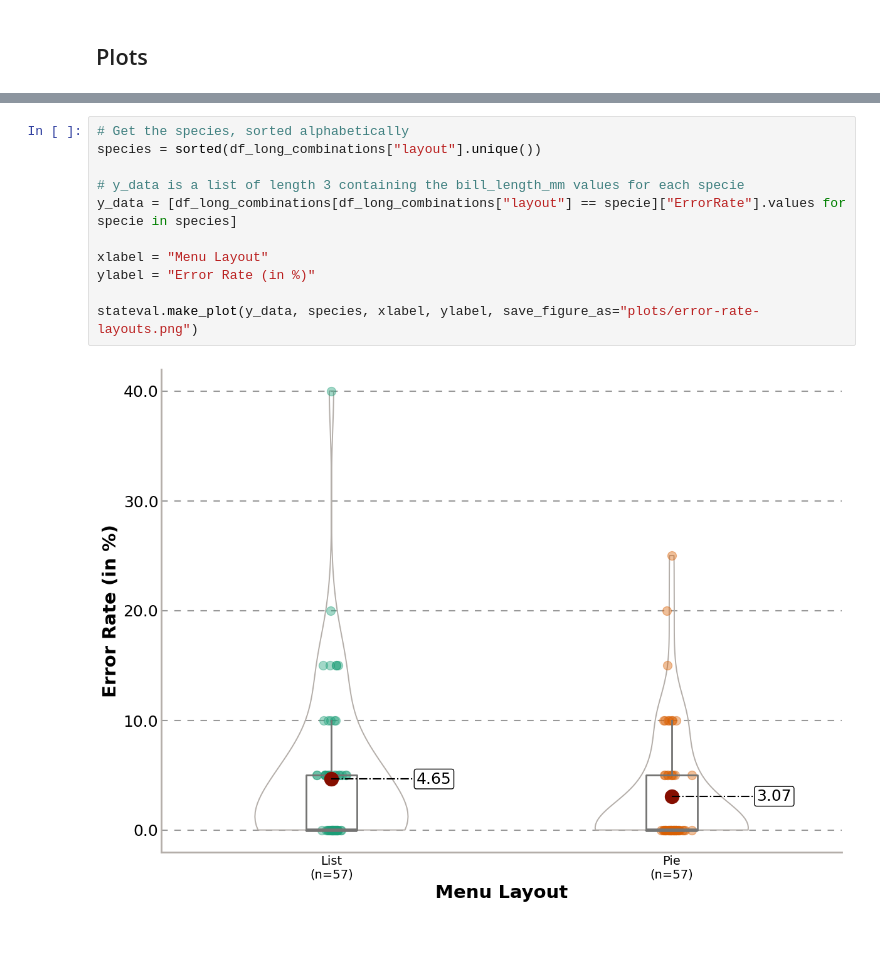
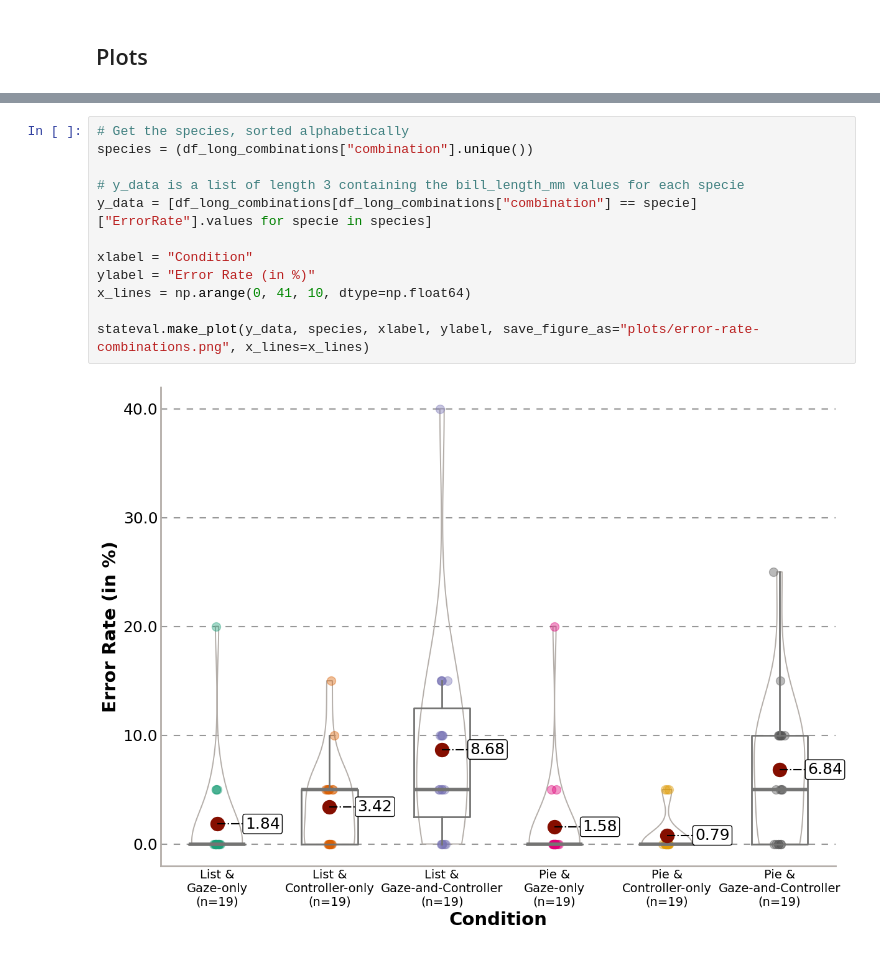
Before and after one commit to DFKI-Interactive-Machine-Learning/menu-navigation-in-VR, a Jupyter notebook: UserStudy/_error_rate.ipynb, the cells around one changed output, grey strips where cells are left out. Saved outputs shown, nothing was run; the diff lists cells and outputs as text.

```diff
--- a/UserStudy/_error_rate.ipynb
+++ b/UserStudy/_error_rate.ipynb
@@ -463,13 +515,14 @@ df_long_combinations.head()
 # %%
 # Get the species, sorted alphabetically
-species = sorted(df_long_combinations["layout"].unique())
+species = (df_long_combinations["combination"].unique())
 
 # y_data is a list of length 3 containing the bill_length_mm values for each specie
-y_data = [df_long_combinations[df_long_combinations["layout"] == specie]["ErrorRate"].values for specie in species]
+y_data = [df_long_combinations[df_long_combinations["combination"] == specie]["ErrorRate"].values for specie in species]
 
-xlabel = "Menu Layout"
+xlabel = "Condition"
 ylabel = "Error Rate (in %)"
+x_lines = np.arange(0, 41, 10, dtype=np.float64)
 
-stateval.make_plot(y_data, species, xlabel, ylabel, save_figure_as="plots/error-rate-layouts.png")
+stateval.make_plot(y_data, species, xlabel, ylabel, save_figure_as="plots/error-rate-combinations.png", x_lines=x_lines)
 # %% [output]
-[figure, old version]
+[figure, new version]
```
Also changed, not shown: parts of 6 cells of this notebook, 12 other files.
